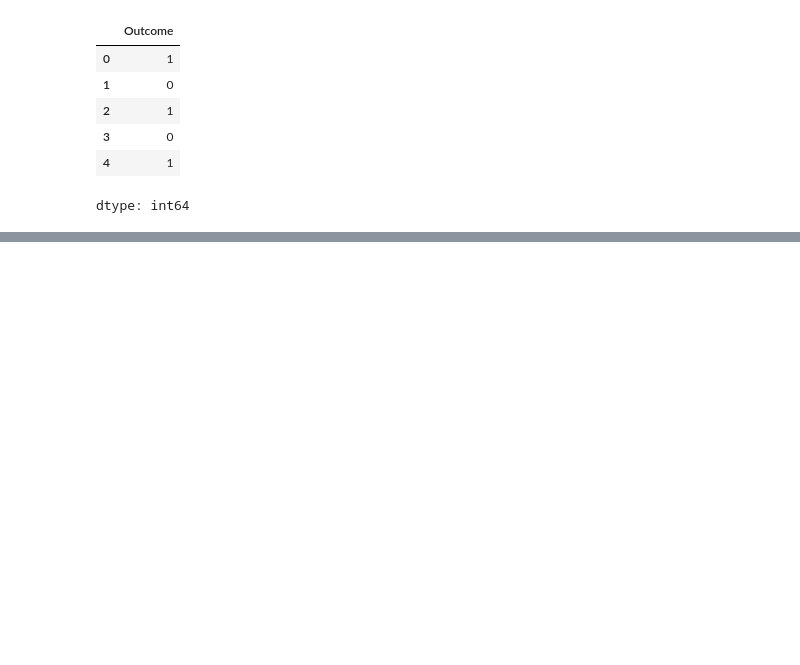
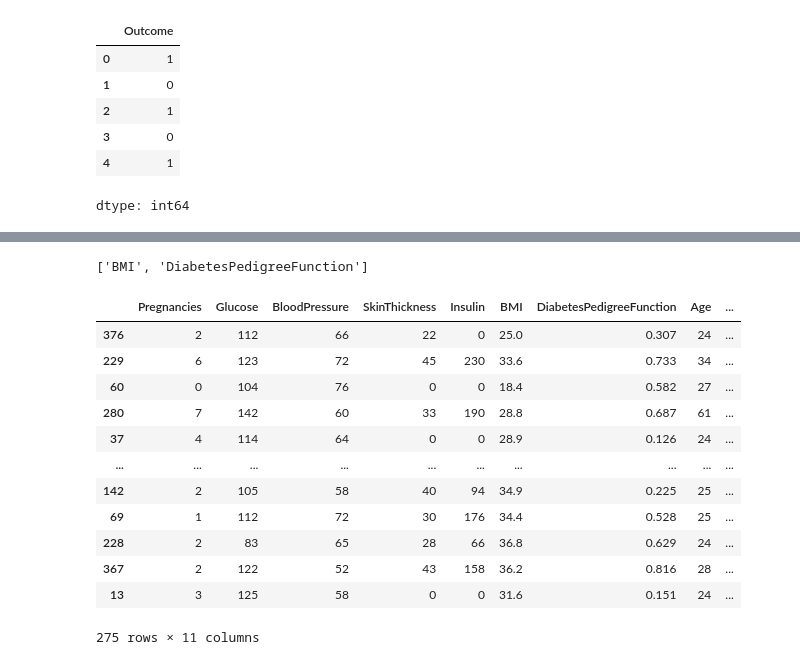
Before and after one commit to Kenicki/Kenicki, a Jupyter notebook: Diabetes_mlops_decision_tree.ipynb, the cells around one changed output, grey strips where cells are left out. Saved outputs shown, nothing was run; the diff lists cells and outputs as text; code cells hidden in the pictures; blank space fills up the shorter version.

```diff
--- a/Diabetes_mlops_decision_tree.ipynb
+++ b/Diabetes_mlops_decision_tree.ipynb
@@ -744,0 +1089,9 @@ Now you can try running the cell that previously failed (`VCmQSZP_s8sJ`) again.
+# %%
+logger.info("Outlier Removal")
+# temporary variable
+x = x_train.select_dtypes("int64").copy()
+
+# identify outlier in the dataset
+lof = LocalOutlierFactor()
+outlier = lof.fit_predict(x)
+mask = outlier != -1
@@ -744,0 +1101,5 @@ Now you can try running the cell that previously failed (`VCmQSZP_s8sJ`) again.
+# %%
+# AVOID data leakage and you should not do this procedure in the preprocessing stage
+# Note that we did not perform this procedure in the validation set
+x_train = x_train.loc[mask,:].copy()
+y_train = y_train[mask].copy()
@@ -744,0 +1513,5 @@ Now you can try running the cell that previously failed (`VCmQSZP_s8sJ`) again.
+# %%
+# return columns name
+nt.get_feature_names_out()
+# %% [output]
+['BMI', 'DiabetesPedigreeFunction']
@@ -744,0 +1544,16 @@ Now you can try running the cell that previously failed (`VCmQSZP_s8sJ`) again.
+# %%
+x_train
+# %% [output]
+|  | Pregnancies | Glucose | BloodPressure | SkinThickness | Insulin | BMI | DiabetesPedigreeFunction | Age | ... |
+| 376 | 2 | 112 | 66 | 22 | 0 | 25.0 | 0.307 | 24 | ... |
+| 229 | 6 | 123 | 72 | 45 | 230 | 33.6 | 0.733 | 34 | ... |
+| 60 | 0 | 104 | 76 | 0 | 0 | 18.4 | 0.582 | 27 | ... |
+| 280 | 7 | 142 | 60 | 33 | 190 | 28.8 | 0.687 | 61 | ... |
+| 37 | 4 | 114 | 64 | 0 | 0 | 28.9 | 0.126 | 24 | ... |
+| ... | ... | ... | ... | ... | ... | ... | ... | ... | ... |
+| 142 | 2 | 105 | 58 | 40 | 94 | 34.9 | 0.225 | 25 | ... |
+| 69 | 1 | 112 | 72 | 30 | 176 | 34.4 | 0.528 | 25 | ... |
+| 228 | 2 | 83 | 65 | 28 | 66 | 36.8 | 0.629 | 24 | ... |
+| 367 | 2 | 122 | 52 | 43 | 158 | 36.2 | 0.816 | 28 | ... |
+| 13 | 3 | 125 | 58 | 0 | 0 | 31.6 | 0.151 | 24 | ... |
+275 rows × 11 columns
```
Also changed, not shown: parts of 95 cells of this notebook.
